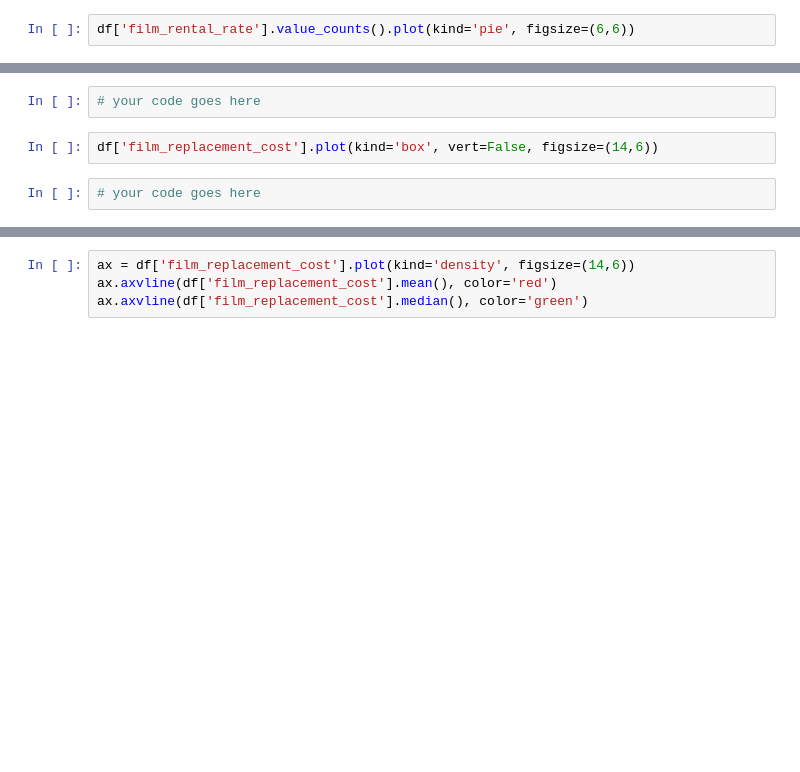
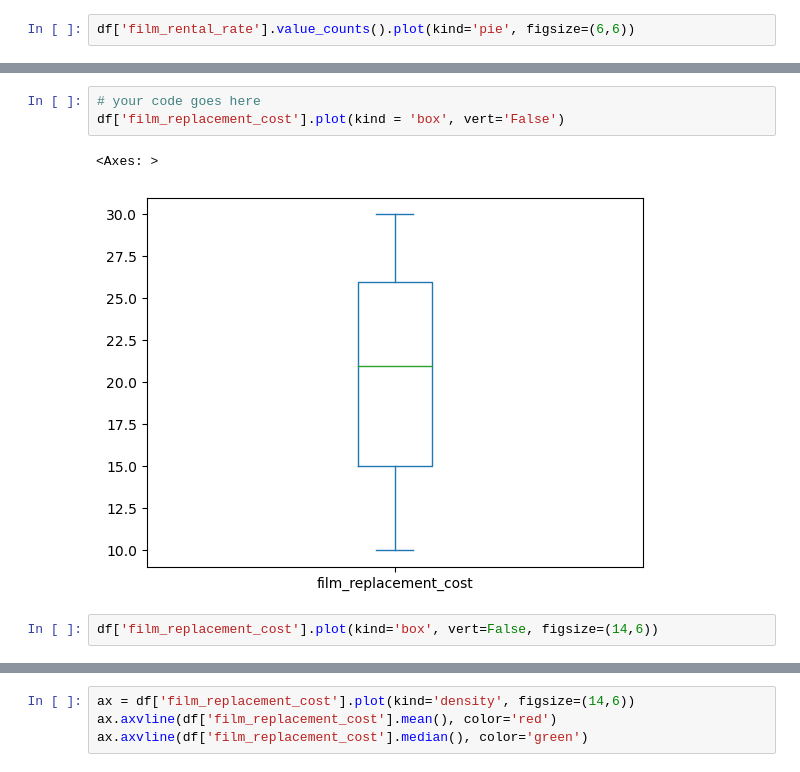
Before and after one commit to ine-rmotr-curriculum/FreeCodeCamp-Pandas-Real-Life-Example, a Jupyter notebook: Exercises_2.ipynb, the cells around one changed output, grey strips where cells are left out. Drawn from its saved outputs; the diff is of its cells as text; blank space fills up the shorter version.

```diff
--- a/Exercises_2.ipynb
+++ b/Exercises_2.ipynb
@@ -89,7 +120,9 @@ df['film_rental_rate'].value_counts().plot(kind='bar', figsize=(14,6))
 - Add a green line on the median <b>median</b>.
 # %%
 # your code goes here
+df['film_replacement_cost'].plot(kind = 'box', vert='False')
+# %% [output]
+<Axes: >
+[figure, added]
 # %%
 df['film_replacement_cost'].plot(kind='box', vert=False, figsize=(14,6))
-# %%
-# your code goes here
```
Also changed, not shown: parts of 31 cells of this notebook.
